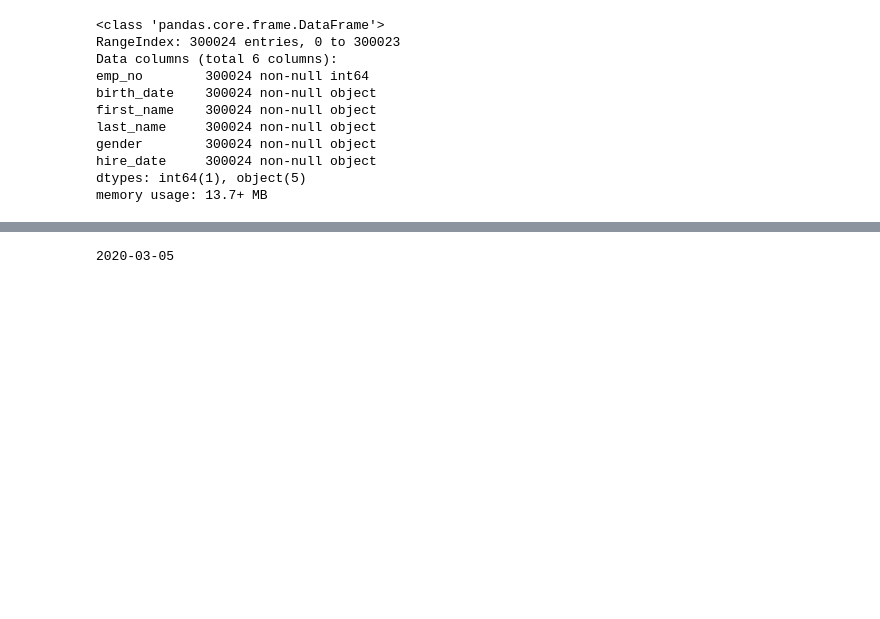
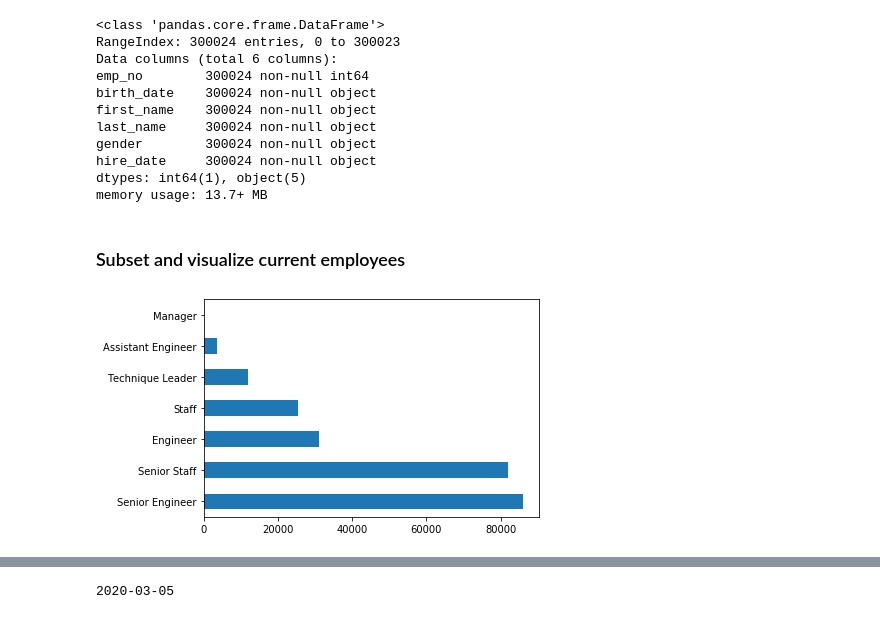
Before and after one commit to faithkane3/codeup_review, a Jupyter notebook: advanced_dataframes_practice.ipynb, the cells around one changed output, grey strips where cells are left out. Saved outputs shown, nothing was run; the diff lists cells and outputs as text; code cells hidden in the pictures; blank space fills up the shorter version.

```diff
--- a/advanced_dataframes_practice.ipynb
+++ b/advanced_dataframes_practice.ipynb
@@ -322,3 +320,11 @@ gender        300024 non-null object
 hire_date     300024 non-null object
 dtypes: int64(1), object(5)
 memory usage: 13.7+ MB
+# %% [markdown]
+### Subset and visualize current employees
+# %%
+titles[titles.to_date == titles.to_date.max()].title.value_counts().plot.barh()
+
+plt.show()
+# %% [output]
+[figure, added]
```
Also changed, not shown: parts of 6 cells of this notebook.
